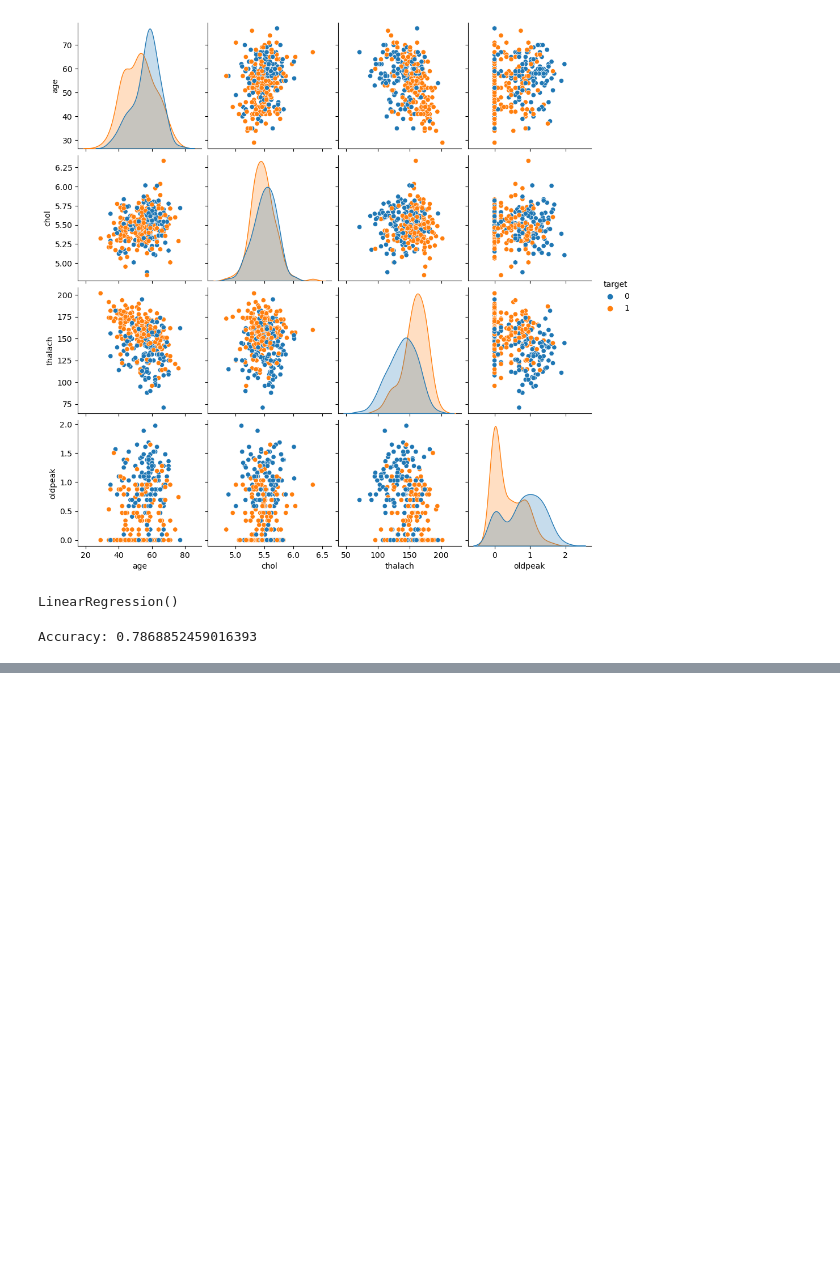
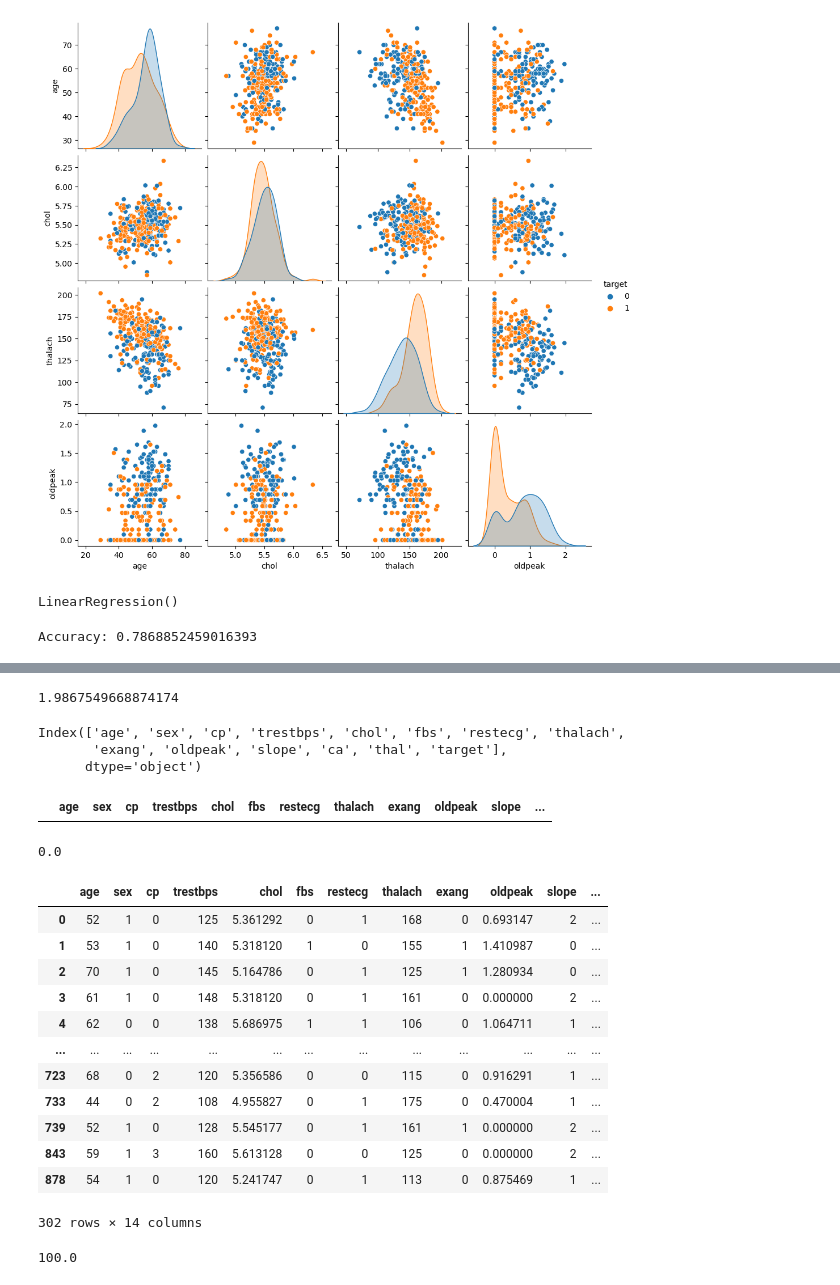
Before and after one commit to CHARAN9606/Take_It_Smart, a Jupyter notebook: Heart_disease.ipynb, the cells around one changed output, grey strips where cells are left out. Cells and saved outputs as stored; diff of their text form; code cells hidden in the pictures; blank space fills up the shorter version.

```diff
--- a/Heart_disease.ipynb
+++ b/Heart_disease.ipynb
@@ -136,0 +151,10 @@ Accuracy: 0.7868852459016393
+# %%
+len(df[(df.loc[:,'chol']>upper_limit) | (df.loc[:,'chol']<lower_limit)])/len(df)*100
+# %% [output]
+1.9867549668874174
+# %%
+df.columns
+# %% [output]
+Index(['age', 'sex', 'cp', 'trestbps', 'chol', 'fbs', 'restecg', 'thalach',
+       'exang', 'oldpeak', 'slope', 'ca', 'thal', 'target'],
+      dtype='object')
@@ -136,0 +167,33 @@ Accuracy: 0.7868852459016393
+# %%
+df[(df.loc[:,'oldpeak']>upper_limit) | (df.loc[:,'oldpeak']<lower_limit)]
+# %% [output]
+|  | age | sex | cp | trestbps | chol | fbs | restecg | thalach | exang | oldpeak | slope | ... |
+# %%
+len(df[(df.loc[:,'oldpeak']>upper_limit) | (df.loc[:,'oldpeak']<lower_limit)])/len(df)*100
+# %% [output]
+0.0
+# %%
+mean_val = df.loc[:,'restecg'].mean()
+std_val = df.loc[:,'restecg'].std()
+upper_limit = mean_val+3*std_val
+lower_limit = mean_val+3*std_val
+# %%
+df[(df.loc[:,'restecg']<lower_limit)|(df.loc[:,'restecg']>upper_limit)]
+# %% [output]
+|  | age | sex | cp | trestbps | chol | fbs | restecg | thalach | exang | oldpeak | slope | ... |
+| 0 | 52 | 1 | 0 | 125 | 5.361292 | 0 | 1 | 168 | 0 | 0.693147 | 2 | ... |
+| 1 | 53 | 1 | 0 | 140 | 5.318120 | 1 | 0 | 155 | 1 | 1.410987 | 0 | ... |
+| 2 | 70 | 1 | 0 | 145 | 5.164786 | 0 | 1 | 125 | 1 | 1.280934 | 0 | ... |
+| 3 | 61 | 1 | 0 | 148 | 5.318120 | 0 | 1 | 161 | 0 | 0.000000 | 2 | ... |
+| 4 | 62 | 0 | 0 | 138 | 5.686975 | 1 | 1 | 106 | 0 | 1.064711 | 1 | ... |
+| ... | ... | ... | ... | ... | ... | ... | ... | ... | ... | ... | ... | ... |
+| 723 | 68 | 0 | 2 | 120 | 5.356586 | 0 | 0 | 115 | 0 | 0.916291 | 1 | ... |
+| 733 | 44 | 0 | 2 | 108 | 4.955827 | 0 | 1 | 175 | 0 | 0.470004 | 1 | ... |
+| 739 | 52 | 1 | 0 | 128 | 5.545177 | 0 | 1 | 161 | 1 | 0.000000 | 2 | ... |
+| 843 | 59 | 1 | 3 | 160 | 5.613128 | 0 | 0 | 125 | 0 | 0.000000 | 2 | ... |
+| 878 | 54 | 1 | 0 | 120 | 5.241747 | 0 | 1 | 113 | 0 | 0.875469 | 1 | ... |
+302 rows × 14 columns
+# %%
+len(df[(df.loc[:,'restecg']<lower_limit)|(df.loc[:,'restecg']>upper_limit)])/len(df)*100
+# %% [output]
+100.0
```
Also changed, not shown: parts of 22 cells of this notebook, 2 other files.
